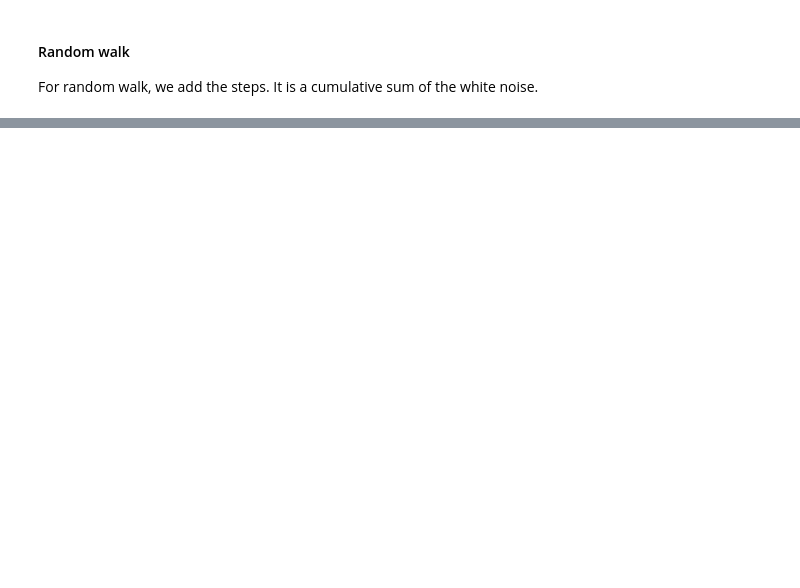
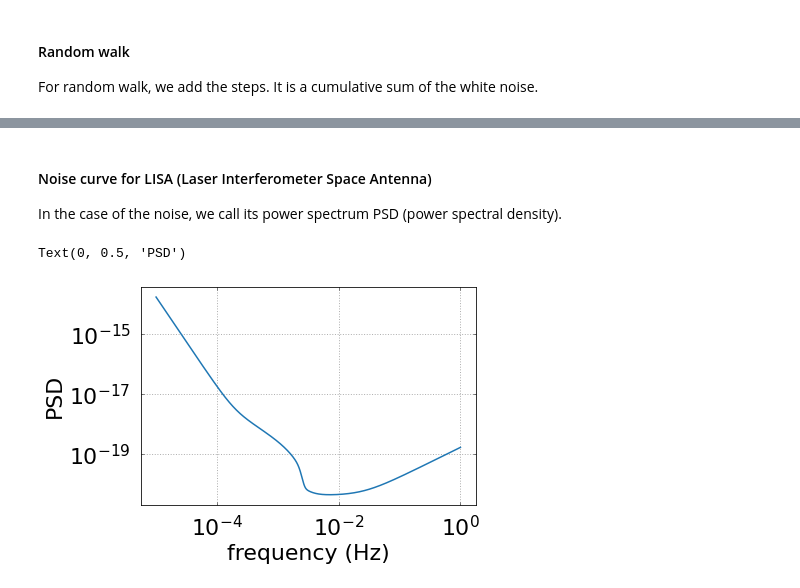
Before and after one commit to CosmoVlad/mcmc-lever, a Jupyter notebook: 6 - Fitting a gravitational wave.ipynb, the cells around one changed output, grey strips where cells are left out. Cells and saved outputs as stored; diff of their text form; code cells hidden in the pictures; blank space fills up the shorter version.

```diff
--- a/6 - Fitting a gravitational wave.ipynb
+++ b/6 - Fitting a gravitational wave.ipynb
@@ -347,0 +416,24 @@ ax.legend();
+# %% [markdown]
+#### Noise curve for LISA (Laser Interferometer Space Antenna)
+
+In the case of the noise, we call its power spectrum PSD (power spectral density).
+# %%
+noise = LISA_PSD_new()
+
+freqs = np.logspace(-5,0,1000)
+
+fig,ax = plt.subplots(ncols=1, nrows=1, figsize=(6,4))
+
+ax.loglog(freqs, np.sqrt(noise(freqs)))
+
+ax.grid(True,linestyle=':',linewidth='1.')
+ax.xaxis.set_ticks_position('both')
+ax.yaxis.set_ticks_position('both')
+ax.tick_params('both',length=3,width=0.5,which='both',direction = 'in',pad=10)
+
+
+ax.set_xlabel('frequency (Hz)')
+ax.set_ylabel('PSD')
+# %% [output]
+Text(0, 0.5, 'PSD')
+[figure, added]
```
Also changed, not shown: parts of 20 cells of this notebook.
